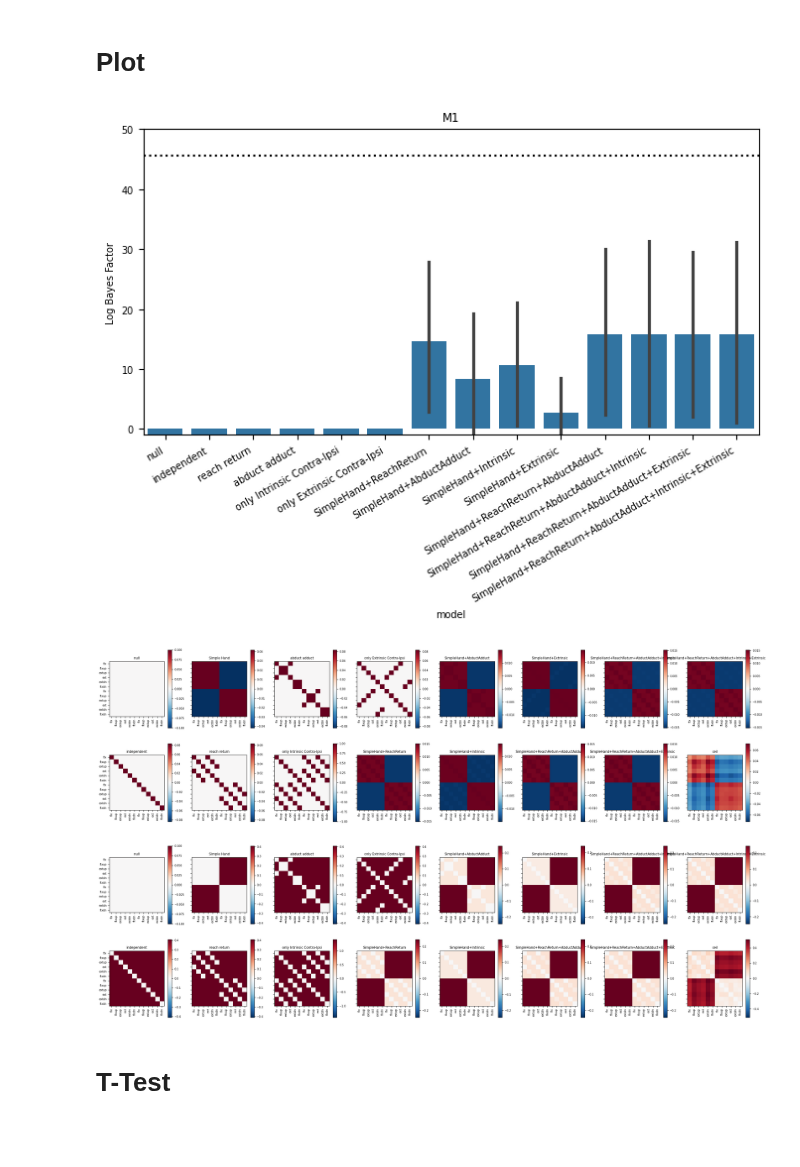
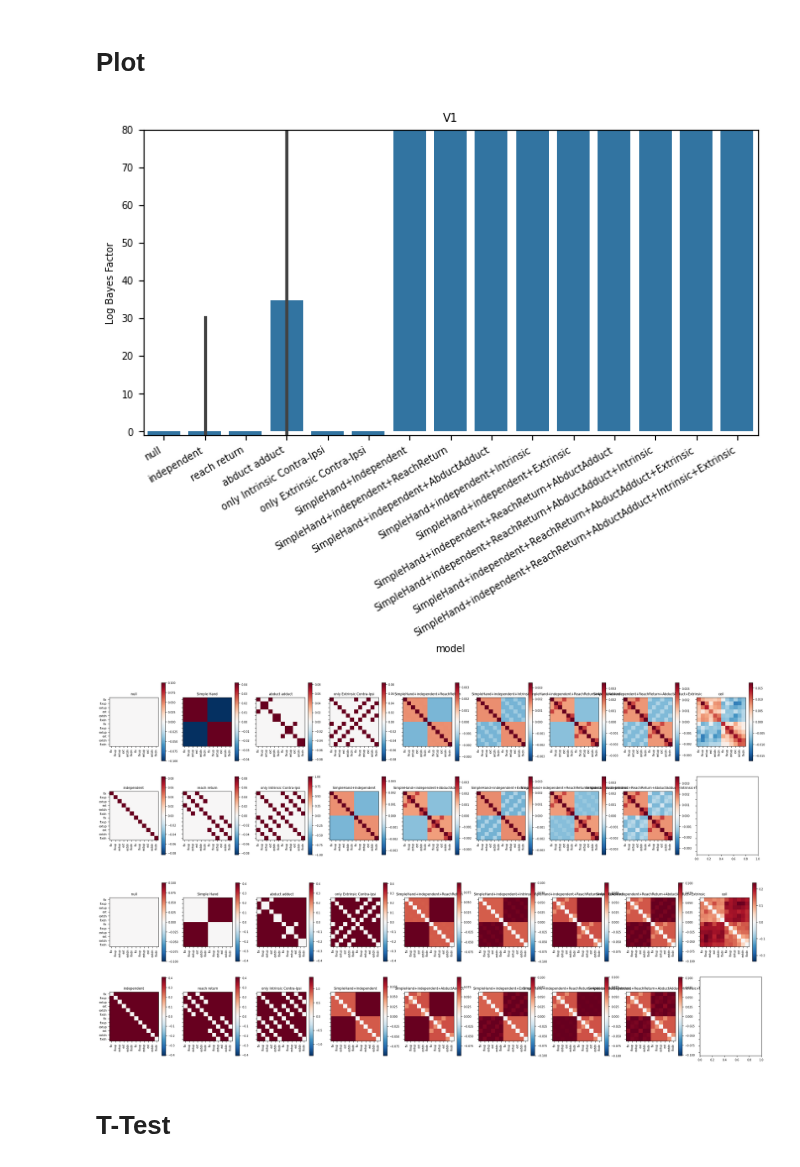
Before and after one commit to alighavam/bimanual_wrist, a Jupyter notebook: notebooks_mri/PCM_extrinsic_intrinsic.ipynb, the cells around one changed output. Saved outputs shown, nothing was run; the diff lists cells and outputs as text; code cells hidden in the pictures; blank space fills up the shorter version.

```diff
--- a/notebooks_mri/PCM_extrinsic_intrinsic.ipynb
+++ b/notebooks_mri/PCM_extrinsic_intrinsic.ipynb
@@ -435,6 +449,7 @@ for region in regions:
     cov = cov/np.trace(np.eye(ncond))
     M_indep = pcm.FixedModel('independent', cov)
     M.append(M_indep)
+    modelG['independent'] = [cov]
 
     # Which Hand model:
     cov = np.zeros((ncond, ncond))
@@ -505,29 +520,32 @@ for region in regions:
     modelG['Extrinsic Contra-Ipsi'] = [cov]
 
     # ================ components models ================
-    # Simple hand + reach return structure:
-    M.append(pcm.ComponentModel('SimpleHand+ReachReturn', [modelG['Simple Hand'][0], modelG['reach return'][0]]))
+    # Simple hand + independent structure:
+    M.append(pcm.ComponentModel('SimpleHand+Independent', [modelG['Simple Hand'][0], modelG['independent'][0]]))
 
-    # Simple hand + abduct adduct structure:
-    M.append(pcm.ComponentModel('SimpleHand+AbductAdduct', [modelG['Simple Hand'][0], modelG['abduct adduct'][0]]))
+    # Simple hand + independent + reach return structure:
+    M.append(pcm.ComponentModel('SimpleHand+independent+ReachReturn', [modelG['Simple Hand'][0], modelG['independent'][0], modelG['reach return'][0]]))
 
-    # Simple hand + abduct adduct structure:
-    M.append(pcm.ComponentModel('SimpleHand+Intrinsic', [modelG['Simple Hand'][0], modelG['Intrinsic Contra-Ipsi'][0]]))
+    # Simple hand + independent + abduct adduct structure:
+    M.append(pcm.ComponentModel('SimpleHand+independent+AbductAdduct', [modelG['Simple Hand'][0], modelG['independent'][0], modelG['abduct adduct'][0]]))
 
-    # Simple hand + extrinsic structure:
-    M.append(pcm.ComponentModel('SimpleHand+Extrinsic', [modelG['Simple Hand'][0], modelG['Extrinsic Contra-Ipsi'][0]]))
+    # Simple hand + independent + Intrinsic structure:
+    M.append(pcm.ComponentModel('SimpleHand+independent+Intrinsic', [modelG['Simple Hand'][0], modelG['independent'][0], modelG['Intrinsic Contra-Ipsi'][0]]))
 
-    # Simple hand + reach return + abduct adduct structure:
-    M.append(pcm.ComponentModel('SimpleHand+ReachReturn+AbductAdduct', [modelG['Simple Hand'][0], modelG['reach return'][0], modelG['abduct adduct'][0]]))
+    # Simple hand + independent + Extrinsic structure:
+    M.append(pcm.ComponentModel('SimpleHand+independent+Extrinsic', [modelG['Simple Hand'][0], modelG['independent'][0], modelG['Extrinsic Contra-Ipsi'][0]]))
 
-    # Simple hand + reach return structure + abduct adduct + Intrinsic:
-    M.append(pcm.ComponentModel('SimpleHand+ReachReturn+AbductAdduct+Intrinsic', [modelG['Simple Hand'][0], modelG['reach return'][0], modelG['abduct adduct'][0], modelG['Intrinsic Contra-Ipsi'][0]]))
+    # Simple hand + independent + reach return + abduct adduct structure:
+    M.append(pcm.ComponentModel('SimpleHand+independent+ReachReturn+AbductAdduct', [modelG['Simple Hand'][0], modelG['independent'][0], modelG['reach return'][0], modelG['abduct adduct'][0]]))
 
-    # Simple hand + reach return structure + Extrinsic:
-    M.append(pcm.ComponentModel('SimpleHand+ReachReturn+AbductAdduct+Extrinsic', [modelG['Simple Hand'][0], modelG['reach return'][0], modelG['abduct adduct'][0], modelG['Extrinsic Contra-Ipsi'][0]]))
+    # Simple hand + independent + reach return + abduct adduct + Intrinsic:
+    M.append(pcm.ComponentModel('SimpleHand+independent+ReachReturn+AbductAdduct+Intrinsic', [modelG['Simple Hand'][0], modelG['independent'][0], modelG['reach return'][0], modelG['abduct adduct'][0], modelG['Intrinsic Contra-Ipsi'][0]]))
+
+    # Simple hand + independent + reach return + abduct adduct + Extrinsic:
+    M.append(pcm.ComponentModel('SimpleHand+independent+ReachReturn+AbductAdduct+Extrinsic', [modelG['Simple Hand'][0], modelG['independent'][0], modelG['reach return'][0], modelG['abduct adduct'][0], modelG['Extrinsic Contra-Ipsi'][0]]))
 
     # all models:
-    M.append(pcm.ComponentModel('SimpleHand+ReachReturn+AbductAdduct+Intrinsic+Extrinsic', [modelG['Simple Hand'][0], modelG['reach return'][0], modelG['abduct adduct'][0], modelG['Intrinsic Contra-Ipsi'][0], modelG['Extrinsic Contra-Ipsi'][0]]))
+    M.append(pcm.ComponentModel('SimpleHand+independent+ReachReturn+AbductAdduct+Intrinsic+Extrinsic', [modelG['Simple Hand'][0], modelG['independent'][0], modelG['reach return'][0], modelG['abduct adduct'][0], modelG['Intrinsic Contra-Ipsi'][0], modelG['Extrinsic Contra-Ipsi'][0]]))
 
     # ================ noise ceiling ================
     # noise ceiling model:
@@ -720,7 +585,7 @@ Fitting group cross model 15
 # %%
 import pickle
 
-region = 'M1'
+region = 'V1'
 plt.rcParams.update({'font.size': 7})
 
 name = f'{region}'
@@ -741,43 +606,43 @@ tmp_ax = pcm.model_plot(T_cv.likelihood,
 # angle the x axis labels:
 plt.xticks(rotation=30, ha='right')
 plt.title(f'{name}')
-ax.set_ylim(-1, 50)
+ax.set_ylim(-1, 80)
 plt.show()
 
 # Plot model predictions:
-fig, ax = plt.subplots(2, nmodels//2, figsize=(30,8), sharey=True)
+fig, ax = plt.subplots(2, nmodels//2+1, figsize=(30,8), sharey=True)
 for i in range(nmodels):
     G = M[i].predict(theta_gr[i][:M[i].n_param])[0]
     vmin = -np.max(np.abs(G))
     vmax = np.max(np.abs(G))
     ax[i%2, i//2].imshow(G, cmap=cmap, vmin=vmin, vmax=vmax)
     ax[i%2, i//2].set_title(M[i].name)
     ax[i%2, i//2].set_xticks(list(range(12)))
     ax[i%2, i//2].set_xticklabels(labels, rotation=90)
     ax[i%2, i//2].set_yticks(list(range(12)))
     ax[i%2, i//2].set_yticklabels(labels)
     plt.colorbar(ax[i%2, i//2].imshow(G, cmap=cmap, vmin=vmin, vmax=vmax), ax=ax[i%2, i//2])
 plt.show()
 
-fig, ax = plt.subplots(2,nmodels//2, figsize=(30,8), sharey=True)
+fig, ax = plt.subplots(2,nmodels//2+1, figsize=(30,8), sharey=True)
 for i in range(nmodels):
     G = M[i].predict(theta_gr[i][:M[i].n_param])[0]
     D = pcm.G_to_dist(G)
     D = np.sign(D) * np.sqrt(np.abs(D))
     vmin = -np.max(np.abs(D))
     vmax = np.max(np.abs(D))
     ax[i%2, i//2].imshow(D, cmap=cmap, vmin=vmin, vmax=vmax)
     ax[i%2, i//2].set_title(M[i].name)
     ax[i%2, i//2].set_xticks(list(range(12)))
     ax[i%2, i//2].set_xticklabels(labels, rotation=90)
     ax[i%2, i//2].set_yticks(list(range(12)))
     ax[i%2, i//2].set_yticklabels(labels)
     plt.colorbar(ax[i%2, i//2].imshow(D, cmap=cmap, vmin=vmin, vmax=vmax), ax=ax[i%2, i//2])
 plt.show()
 # %% [output]
-[figure, old version]
+[figure, new version]
-[figure, old version]
+[figure, new version]
-[figure, old version]
+[figure, new version]
 # %% [markdown]
 # T-Test
 # %%
```
Also changed, not shown: parts of 4 cells of this notebook, 2 other files.
